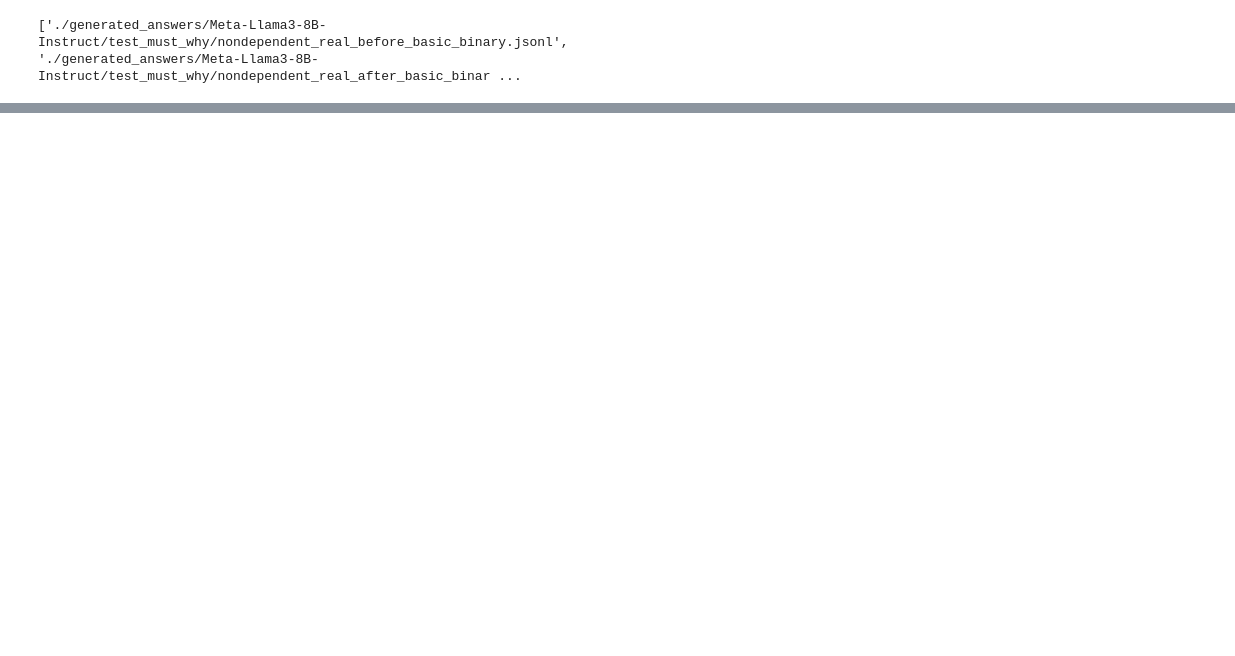
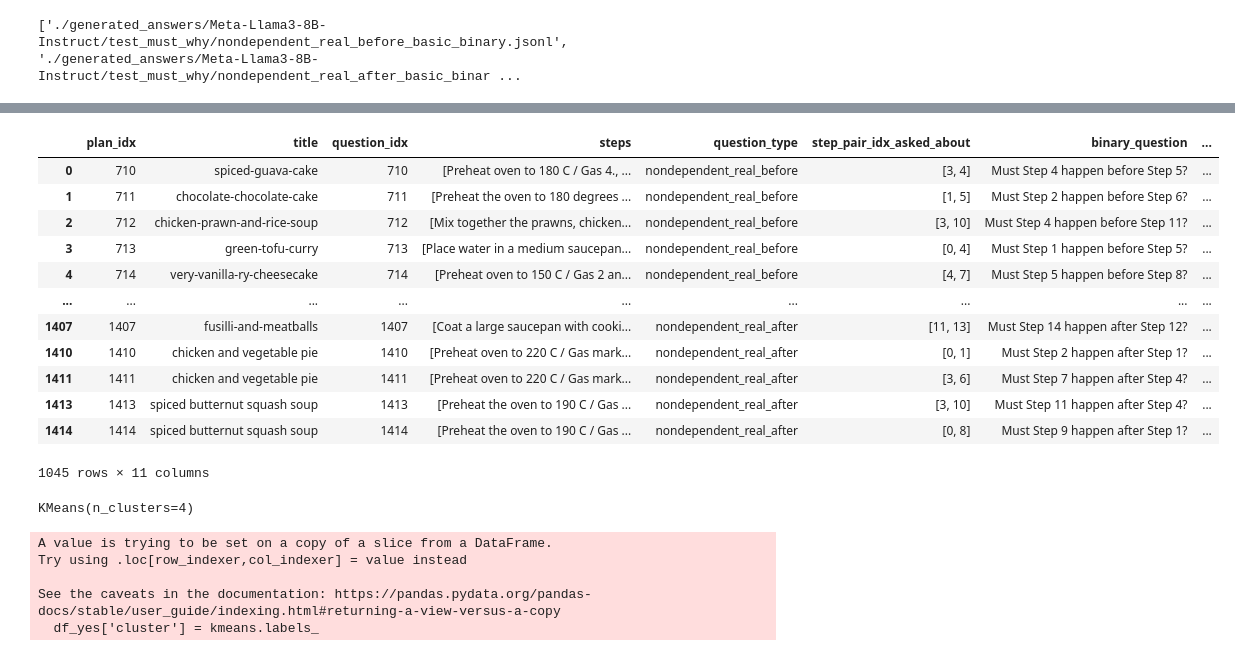
Before and after one commit to delkhosh20/CaT-Bench, a Jupyter notebook: phase2/main.ipynb, the cells around one changed output, grey strips where cells are left out. Saved outputs shown, nothing was run; the diff lists cells and outputs as text; code cells hidden in the pictures; blank space fills up the shorter version.

Commit message:
Update: cluster, csv files

```diff
--- a/phase2/main.ipynb
+++ b/phase2/main.ipynb
@@ -98,0 +131,18 @@ df
+# %%
+df_yes = df_copy[df_copy['binary_answer'] == 'yes']
+# %%
+df_yes
+# %% [output]
+|  | plan_idx | title | question_idx | steps | question_type | step_pair_idx_asked_about | binary_question | ... |
+| 0 | 710 | spiced-guava-cake | 710 | [Preheat oven to 180 C / Gas 4., ... | nondependent_real_before | [3, 4] | Must Step 4 happen before Step 5? | ... |
+| 1 | 711 | chocolate-chocolate-cake | 711 | [Preheat the oven to 180 degrees ... | nondependent_real_before | [1, 5] | Must Step 2 happen before Step 6? | ... |
+| 2 | 712 | chicken-prawn-and-rice-soup | 712 | [Mix together the prawns, chicken... | nondependent_real_before | [3, 10] | Must Step 4 happen before Step 11? | ... |
+| 3 | 713 | green-tofu-curry | 713 | [Place water in a medium saucepan... | nondependent_real_before | [0, 4] | Must Step 1 happen before Step 5? | ... |
+| 4 | 714 | very-vanilla-ry-cheesecake | 714 | [Preheat oven to 150 C / Gas 2 an... | nondependent_real_before | [4, 7] | Must Step 5 happen before Step 8? | ... |
+| ... | ... | ... | ... | ... | ... | ... | ... | ... |
+| 1407 | 1407 | fusilli-and-meatballs | 1407 | [Coat a large saucepan with cooki... | nondependent_real_after | [11, 13] | Must Step 14 happen after Step 12? | ... |
+| 1410 | 1410 | chicken and vegetable pie | 1410 | [Preheat oven to 220 C / Gas mark... | nondependent_real_after | [0, 1] | Must Step 2 happen after Step 1? | ... |
+| 1411 | 1411 | chicken and vegetable pie | 1411 | [Preheat oven to 220 C / Gas mark... | nondependent_real_after | [3, 6] | Must Step 7 happen after Step 4? | ... |
+| 1413 | 1413 | spiced butternut squash soup | 1413 | [Preheat the oven to 190 C / Gas ... | nondependent_real_after | [3, 10] | Must Step 11 happen after Step 4? | ... |
+| 1414 | 1414 | spiced butternut squash soup | 1414 | [Preheat the oven to 190 C / Gas ... | nondependent_real_after | [0, 8] | Must Step 9 happen after Step 1? | ... |
+1045 rows × 11 columns
@@ -98,0 +158,15 @@ df
+# %%
+#Perform K-means clustering
+kmeans = KMeans(n_clusters=4)  # Adjust the number of clusters as needed
+kmeans.fit(X)
+# %% [output]
+KMeans(n_clusters=4)
+# %%
+# Add cluster labels
+df_yes['cluster'] = kmeans.labels_
+# %% [output]
+A value is trying to be set on a copy of a slice from a DataFrame.
+Try using .loc[row_indexer,col_indexer] = value instead
+
+See the caveats in the documentation: https://pandas.pydata.org/pandas-docs/stable/user_guide/indexing.html#returning-a-view-versus-a-copy
+  df_yes['cluster'] = kmeans.labels_
```
Also changed, not shown: parts of 22 cells of this notebook, 2 other files.
